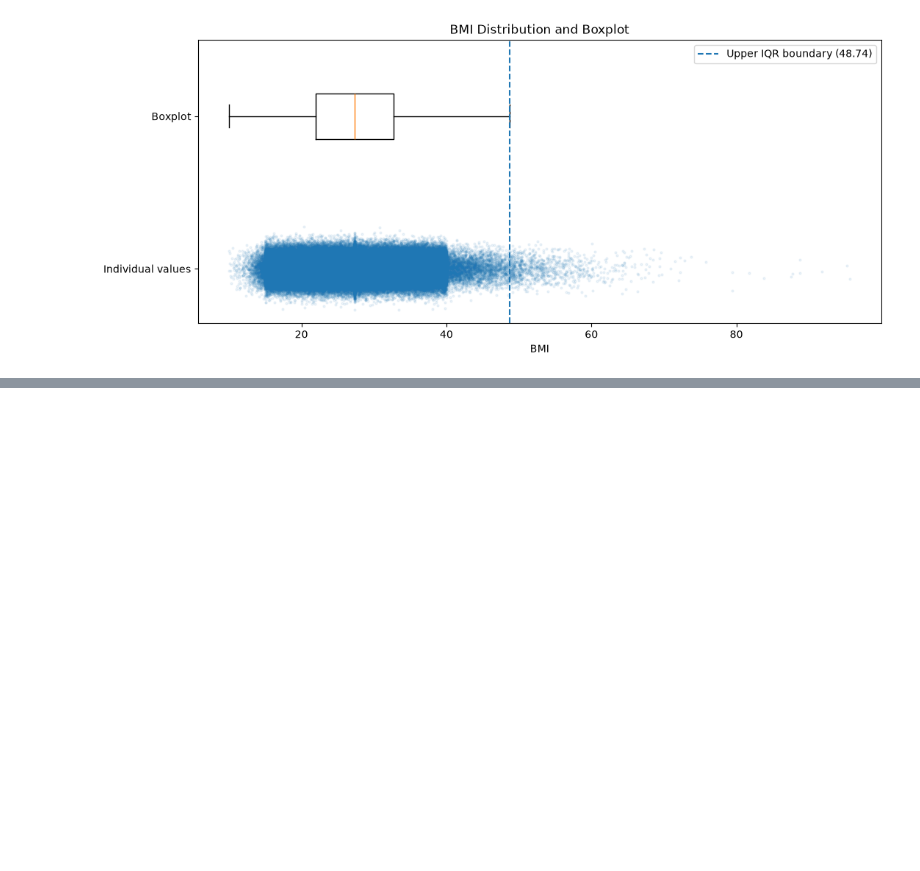
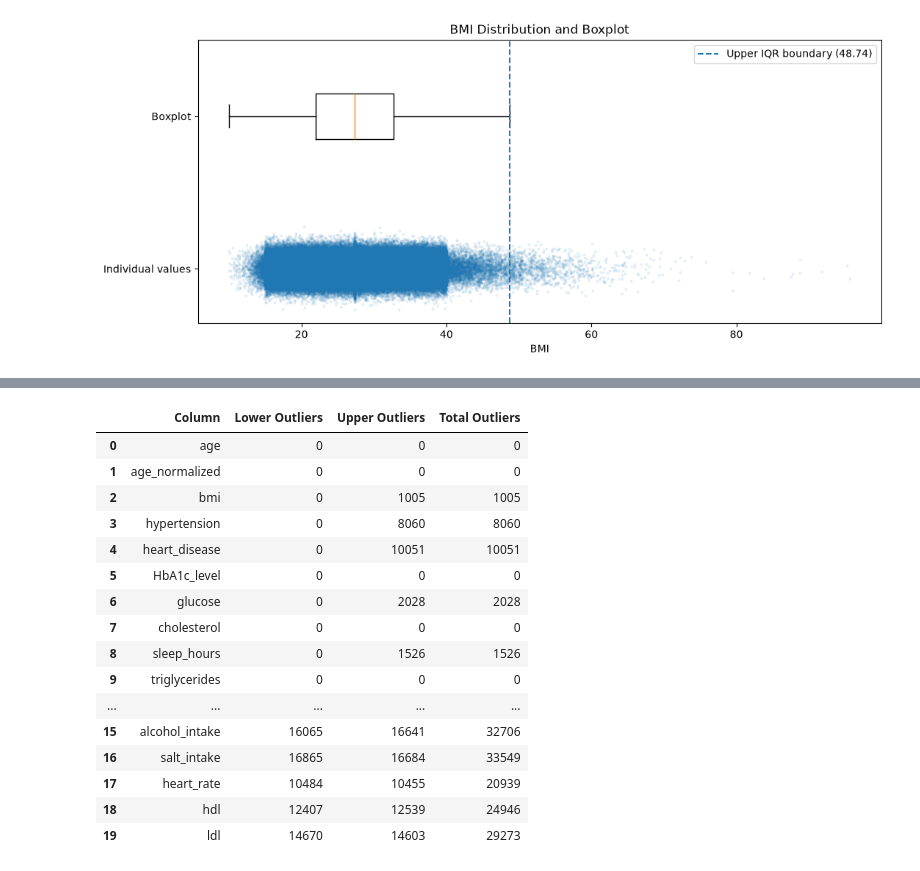
Before and after one commit to fatehbhular/Heart-Disease-Prediction-Model, a Jupyter notebook: notebooks/Task_3_Data Cleansing and Transformation.ipynb, the cells around one changed output, grey strips where cells are left out. Cells and saved outputs as stored; diff of their text form; code cells hidden in the pictures; blank space fills up the shorter version.

```diff
--- a/notebooks/Task_3_Data Cleansing and Transformation.ipynb
+++ b/notebooks/Task_3_Data Cleansing and Transformation.ipynb
@@ -373,0 +461,49 @@ plt.show()
+# %%
+# Check whether potential outliers fall below or above the IQR boundaries
+outlier_direction_summary = []
+
+for column in numerical_columns:
+    # Calculate the quartiles and IQR
+    q1 = df_clean[column].quantile(0.25)
+    q3 = df_clean[column].quantile(0.75)
+    iqr = q3 - q1
+
+    # Calculate the lower and upper IQR boundaries
+    lower_bound = q1 - 1.5 * iqr
+    upper_bound = q3 + 1.5 * iqr
+
+    # Count values below and above the boundaries
+    lower_outliers = (df_clean[column] < lower_bound).sum()
+    upper_outliers = (df_clean[column] > upper_bound).sum()
+
+    # Store the results
+    outlier_direction_summary.append({
+        "Column": column,
+        "Lower Outliers": lower_outliers,
+        "Upper Outliers": upper_outliers,
+        "Total Outliers": lower_outliers + upper_outliers
+    })
+
+# Convert the results into a dataframe
+outlier_direction_df = pd.DataFrame(outlier_direction_summary)
+
+# Display the results
+outlier_direction_df
+# %% [output]
+|  | Column | Lower Outliers | Upper Outliers | Total Outliers |
+| 0 | age | 0 | 0 | 0 |
+| 1 | age_normalized | 0 | 0 | 0 |
+| 2 | bmi | 0 | 1005 | 1005 |
+| 3 | hypertension | 0 | 8060 | 8060 |
+| 4 | heart_disease | 0 | 10051 | 10051 |
+| 5 | HbA1c_level | 0 | 0 | 0 |
+| 6 | glucose | 0 | 2028 | 2028 |
+| 7 | cholesterol | 0 | 0 | 0 |
+| 8 | sleep_hours | 0 | 1526 | 1526 |
+| 9 | triglycerides | 0 | 0 | 0 |
+| ... | ... | ... | ... | ... |
+| 15 | alcohol_intake | 16065 | 16641 | 32706 |
+| 16 | salt_intake | 16865 | 16684 | 33549 |
+| 17 | heart_rate | 10484 | 10455 | 20939 |
+| 18 | hdl | 12407 | 12539 | 24946 |
+| 19 | ldl | 14670 | 14603 | 29273 |
```
Also changed, not shown: parts of 5 cells of this notebook.
